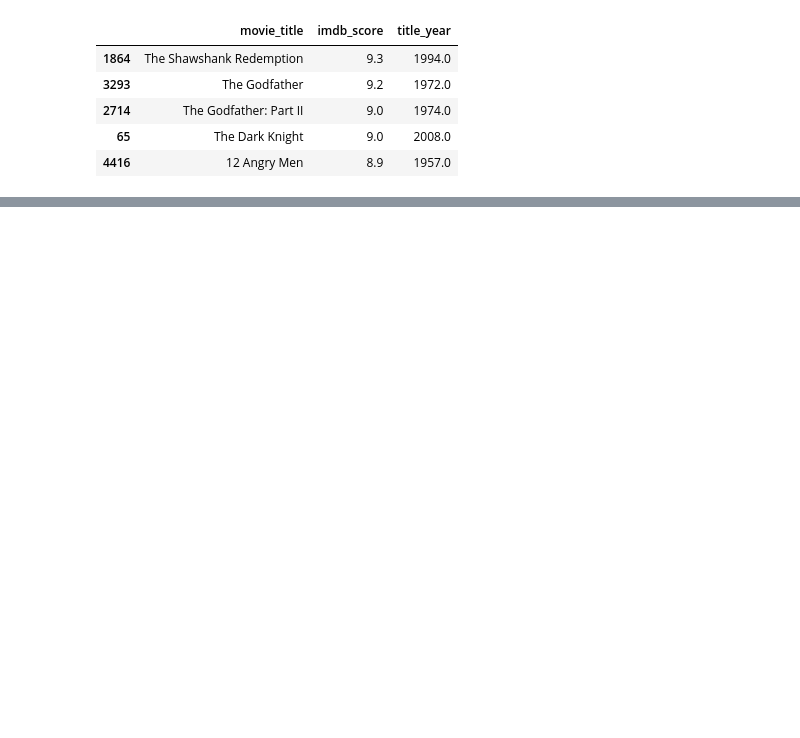
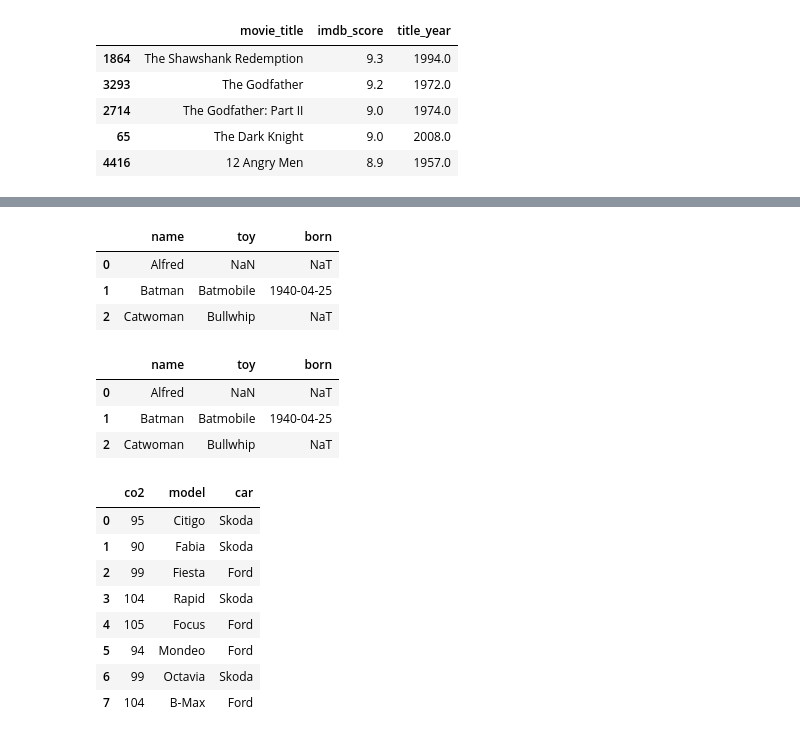
Before and after one commit to rj7shakya/python_ml, a Jupyter notebook: pandas.ipynb, the cells around one changed output, grey strips where cells are left out. Saved outputs shown, nothing was run; the diff lists cells and outputs as text; code cells hidden in the pictures; blank space fills up the shorter version.

```diff
--- a/pandas.ipynb
+++ b/pandas.ipynb
@@ -91,0 +162,56 @@ df.groupby(['title_year'])['imdb_score','budget'].max()
+# %%
+df = pd.DataFrame({"name": ['Alfred', 'Batman', 'Catwoman'],
+                   "toy": [np.nan, 'Batmobile', 'Bullwhip'],
+                   "born": [pd.NaT, pd.Timestamp("1940-04-25"),
+                            pd.NaT]})
+df
+# %% [output]
+|  | name | toy | born |
+| 0 | Alfred | NaN | NaT |
+| 1 | Batman | Batmobile | 1940-04-25 |
+| 2 | Catwoman | Bullwhip | NaT |
+# %%
+## axis
+# 0
+# 1
+# 'index'
+# 'columns'
+
+# how
+# 'all'
+# 'any'
+
+# tresh	Number
+
+# inplace
+# True
+# False
+
+df.dropna(inplace=False)
+df
+# %% [output]
+|  | name | toy | born |
+| 0 | Alfred | NaN | NaT |
+| 1 | Batman | Batmobile | 1940-04-25 |
+| 2 | Catwoman | Bullwhip | NaT |
+# %%
+import pandas as pd
+
+data = {
+  'co2': [95, 90, 99, 104, 105, 94, 99, 104],
+  'model': ['Citigo', 'Fabia', 'Fiesta', 'Rapid', 'Focus', 'Mondeo', 'Octavia', 'B-Max'],
+  'car': ['Skoda', 'Skoda', 'Ford', 'Skoda', 'Ford', 'Ford', 'Skoda', 'Ford']
+}
+
+df = pd.DataFrame(data)
+df
+# %% [output]
+|  | co2 | model | car |
+| 0 | 95 | Citigo | Skoda |
+| 1 | 90 | Fabia | Skoda |
+| 2 | 99 | Fiesta | Ford |
+| 3 | 104 | Rapid | Skoda |
+| 4 | 105 | Focus | Ford |
+| 5 | 94 | Mondeo | Ford |
+| 6 | 99 | Octavia | Skoda |
+| 7 | 104 | B-Max | Ford |
```
Also changed, not shown: parts of 17 cells of this notebook.
